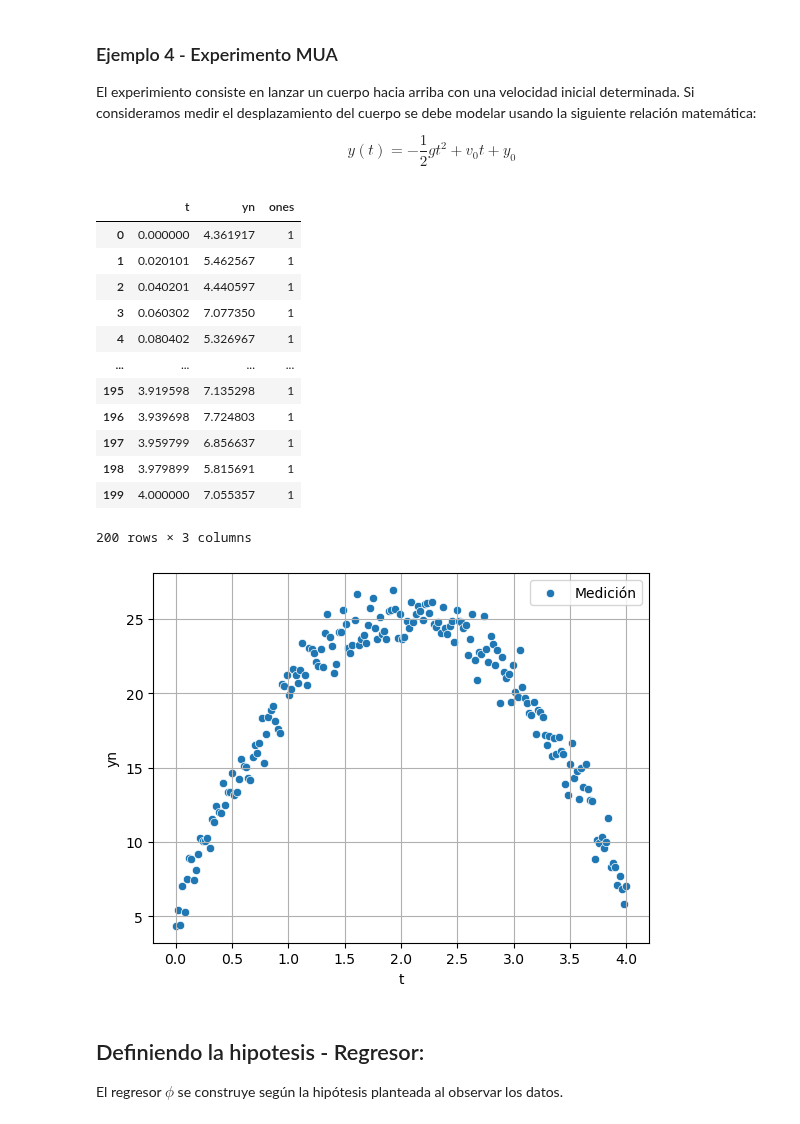
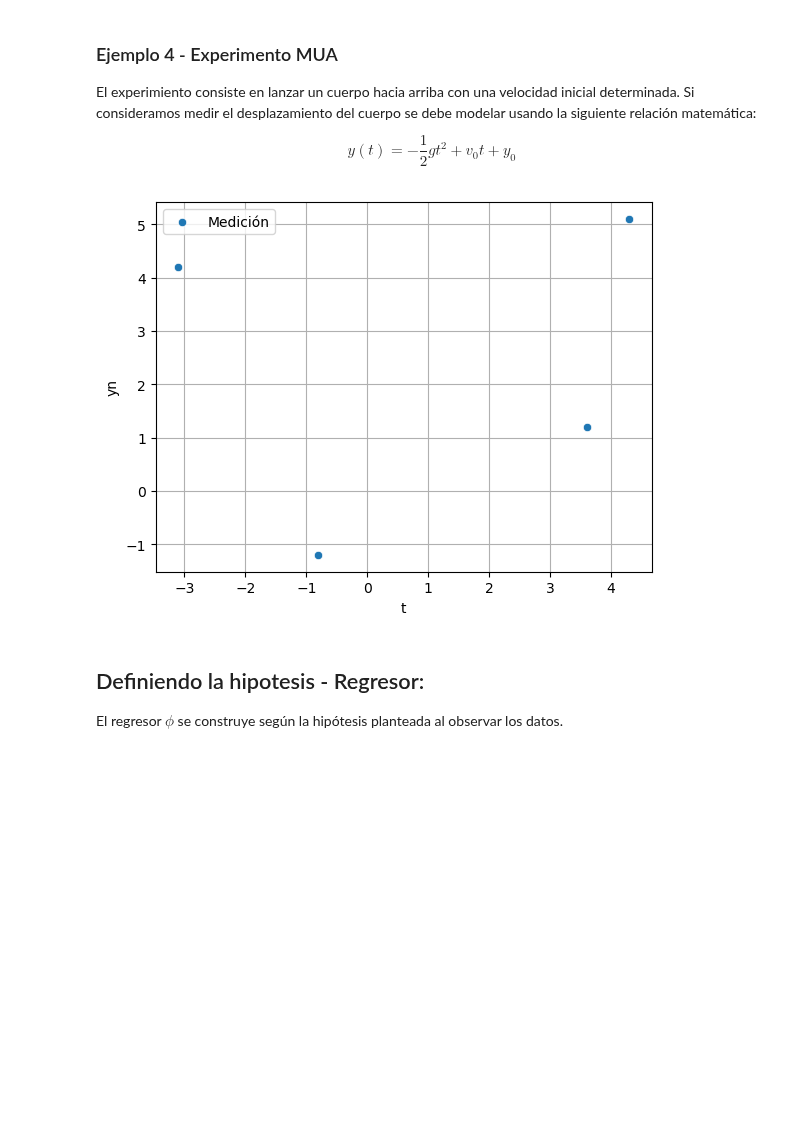
Before and after one commit to jairocuellar/System_identification, a Jupyter notebook: class_05_01.ipynb, the cells around one changed output. Cells and saved outputs as stored; diff of their text form; code cells hidden in the pictures; blank space fills up the shorter version.

```diff
--- a/class_05_01.ipynb
+++ b/class_05_01.ipynb
@@ -163,48 +163,39 @@ t = np.linspace(0,4,N)
 #b = -20
 #c = 3.5
 #d = 4
 #y_true = a*(t**3)+b*t**2+c*t+d
 
 y0 = 5;
 v0 = 20
 g = 9.80665
 ## Valores verdaderos modelados (deberían ser medidos):
 y_true = -0.5*g*(t**2)+v0*t+y0
 
 ##Señal de error de media 0:
 ## El valor del error puede modificarse usamdp el parámetro r, dependiendo de
 ## los valores máximos de la gráfica de "y" verdadero, por ejemplo:
 # si el máximo de y_true es 5, r podría ser un valor cercano a 1 para
 # asumir un máximo del 20% de error.
 
 r = 1
 e = np.random.normal(0,r,size=N)
 
 ## Señal con error incluido para simular una medición
 yn = y_true + e
+
+
+yn = np.array([4.2,-1.2,1.2,5.1])
+t = np.array([-3.1,-0.8,3.6,4.3])
+
 # Creando los datos con una columna de tiempo "t", "yn", y unos (1)
 data = pd.DataFrame(data = {'t':t,'yn':yn})
 data['ones'] = 1
 # Graficando el valor "y" contaminado con el ruido
 sns.scatterplot(data,x ='t',y = 'yn')
 plt.legend(["Medición"])
 plt.grid()
-dat
 # %% [output]
-|  | t | yn | ones |
-| 0 | 0.000000 | 4.361917 | 1 |
-| 1 | 0.020101 | 5.462567 | 1 |
-| 2 | 0.040201 | 4.440597 | 1 |
-| 3 | 0.060302 | 7.077350 | 1 |
-| 4 | 0.080402 | 5.326967 | 1 |
-| ... | ... | ... | ... |
-| 195 | 3.919598 | 7.135298 | 1 |
-| 196 | 3.939698 | 7.724803 | 1 |
-| 197 | 3.959799 | 6.856637 | 1 |
-| 198 | 3.979899 | 5.815691 | 1 |
-| 199 | 4.000000 | 7.055357 | 1 |
-200 rows × 3 columns
-[figure, old version]
+[figure, new version]
 # %% [markdown]
 ## Definiendo la hipotesis - Regresor:
 
```
Also changed, not shown: parts of 7 cells of this notebook, 10 other files.
